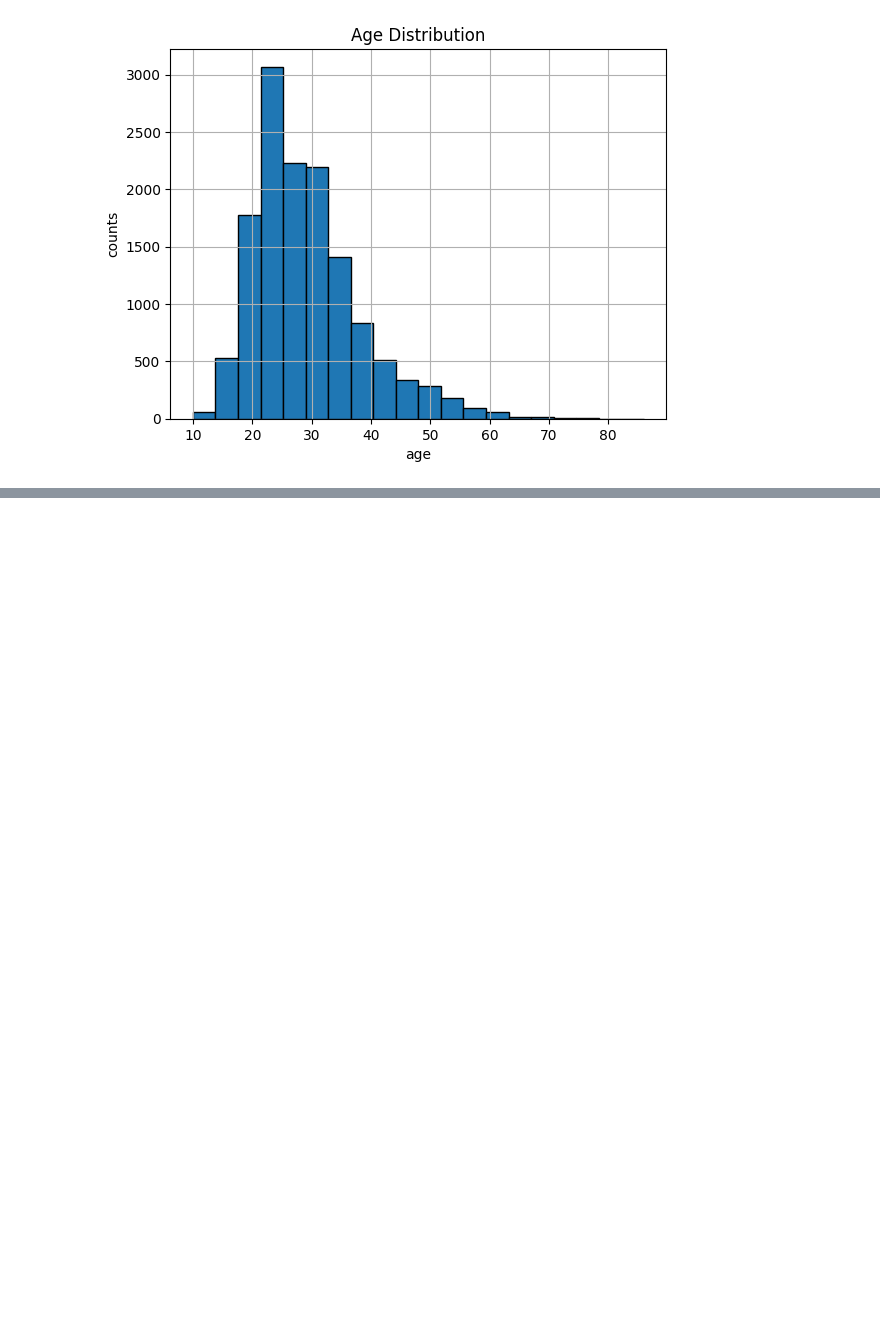
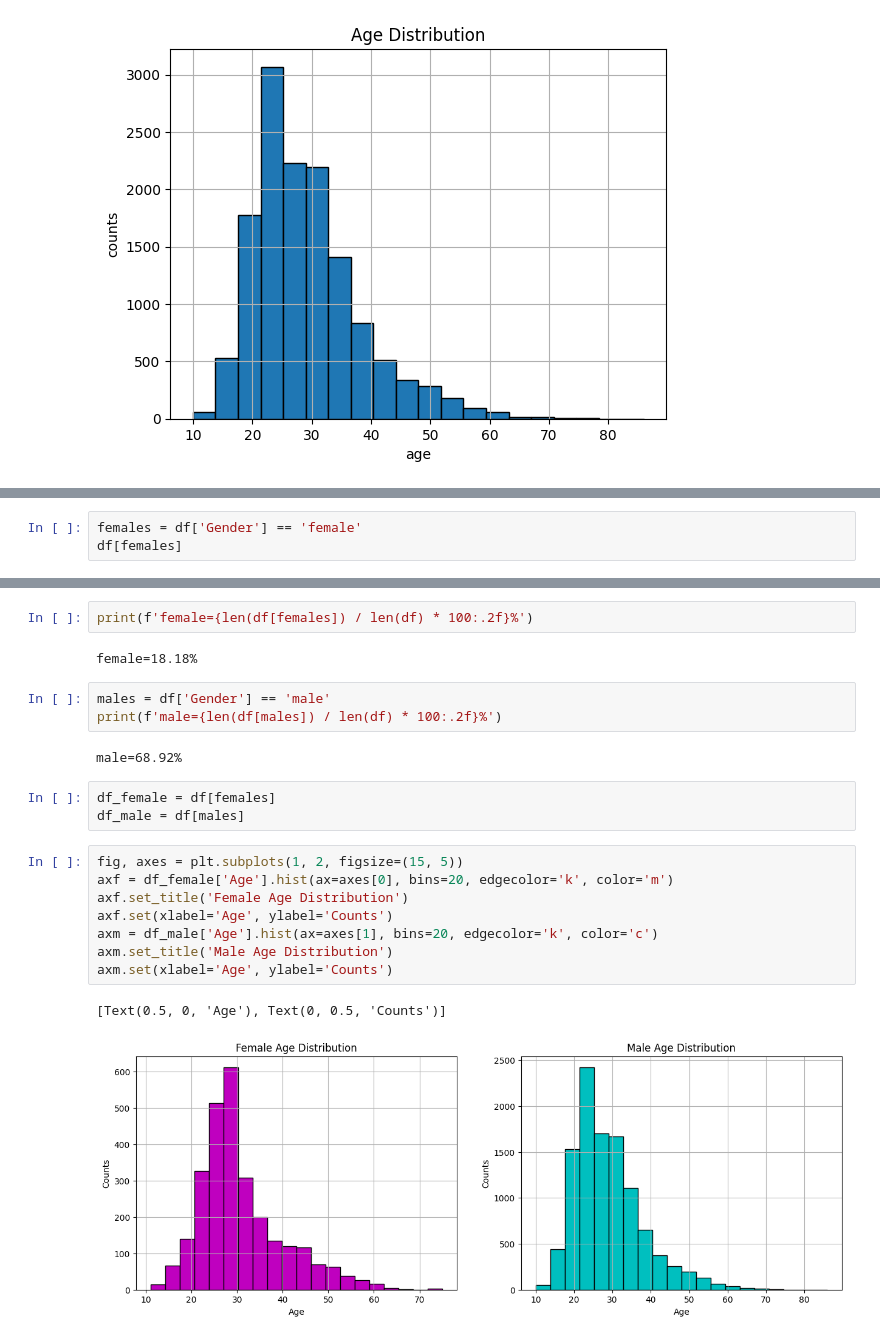
Before and after one commit to leeluna0476/ds2026_inu, a Jupyter notebook: 11th-week/lab11_pandas.ipynb, the cells around one changed output, grey strips where cells are left out. Cells and saved outputs as stored; diff of their text form; blank space fills up the shorter version.

```diff
--- a/11th-week/lab11_pandas.ipynb
+++ b/11th-week/lab11_pandas.ipynb
@@ -108,0 +196,3 @@ Text(0.5, 1.0, 'Age Distribution')
+# %%
+females = df['Gender'] == 'female'
+df[females]
@@ -108,0 +213,23 @@ Text(0.5, 1.0, 'Age Distribution')
+# %%
+print(f'female={len(df[females]) / len(df) * 100:.2f}%')
+# %% [output]
+female=18.18%
+# %%
+males = df['Gender'] == 'male'
+print(f'male={len(df[males]) / len(df) * 100:.2f}%')
+# %% [output]
+male=68.92%
+# %%
+df_female = df[females]
+df_male = df[males]
+# %%
+fig, axes = plt.subplots(1, 2, figsize=(15, 5))
+axf = df_female['Age'].hist(ax=axes[0], bins=20, edgecolor='k', color='m')
+axf.set_title('Female Age Distribution')
+axf.set(xlabel='Age', ylabel='Counts')
+axm = df_male['Age'].hist(ax=axes[1], bins=20, edgecolor='k', color='c')
+axm.set_title('Male Age Distribution')
+axm.set(xlabel='Age', ylabel='Counts')
+# %% [output]
+[Text(0.5, 0, 'Age'), Text(0, 0.5, 'Counts')]
+[figure, added]
```
Also changed, not shown: parts of 20 cells of this notebook, 1 other file.
